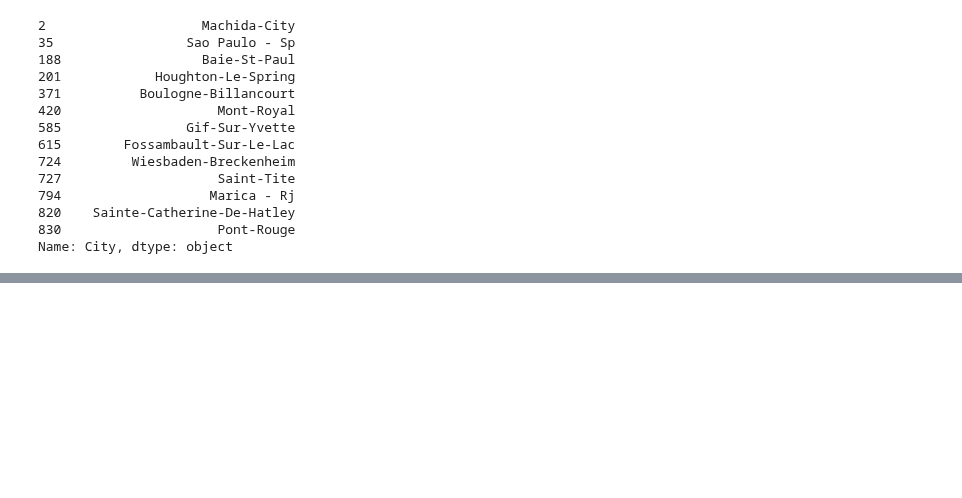
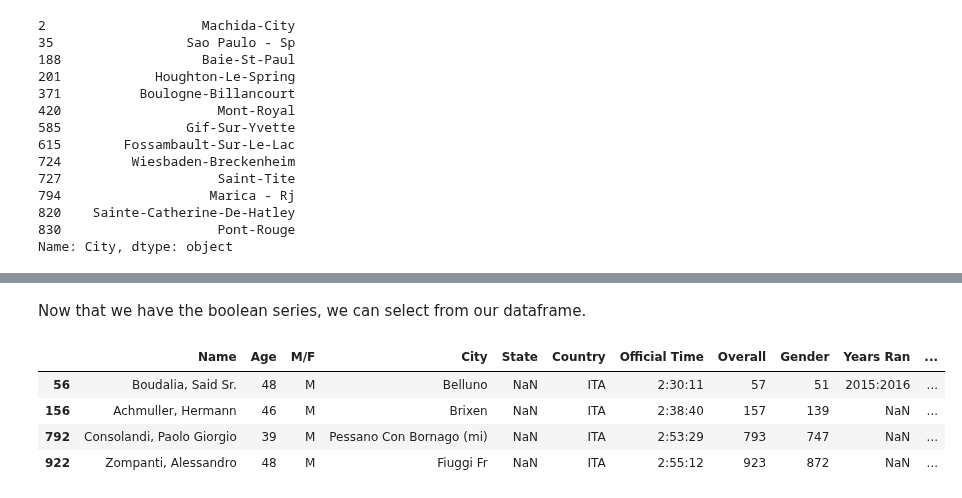
Before and after one commit to jgabunilas/pandas-bootcamp, a Jupyter notebook: Section11_Regex_and_Text_Manipulation/Section11_Regex_and_Text_Manipulation.ipynb, the cells around one changed output, grey strips where cells are left out. Saved outputs shown, nothing was run; the diff lists cells and outputs as text; code cells hidden in the pictures; blank space fills up the shorter version.

```diff
--- a/Section11_Regex_and_Text_Manipulation/Section11_Regex_and_Text_Manipulation.ipynb
+++ b/Section11_Regex_and_Text_Manipulation/Section11_Regex_and_Text_Manipulation.ipynb
@@ -967,0 +1092,10 @@ Name: City, dtype: object
+# %% [markdown]
+Now that we have the boolean series, we can select from our dataframe.
+# %%
+boston.loc[boston.Country.str.match('ITA')]
+# %% [output]
+|  | Name | Age | M/F | City | State | Country | Official Time | Overall | Gender | Years Ran | ... |
+| 56 | Boudalia, Said Sr. | 48 | M | Belluno | NaN | ITA | 2:30:11 | 57 | 51 | 2015:2016 | ... |
+| 156 | Achmuller, Hermann | 46 | M | Brixen | NaN | ITA | 2:38:40 | 157 | 139 | NaN | ... |
+| 792 | Consolandi, Paolo Giorgio | 39 | M | Pessano Con Bornago (mi) | NaN | ITA | 2:53:29 | 793 | 747 | NaN | ... |
+| 922 | Zompanti, Alessandro | 48 | M | Fiuggi Fr | NaN | ITA | 2:55:12 | 923 | 872 | NaN | ... |
```
Also changed, not shown: parts of 35 cells of this notebook.
